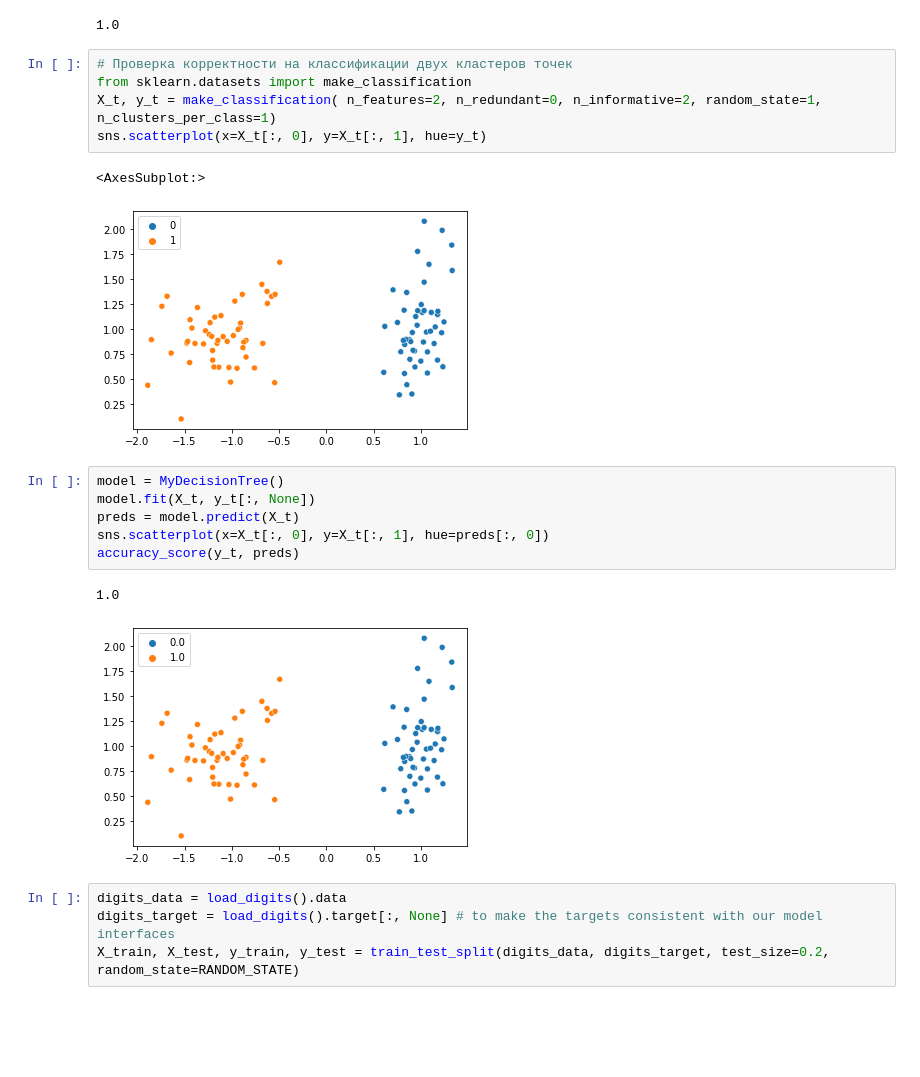
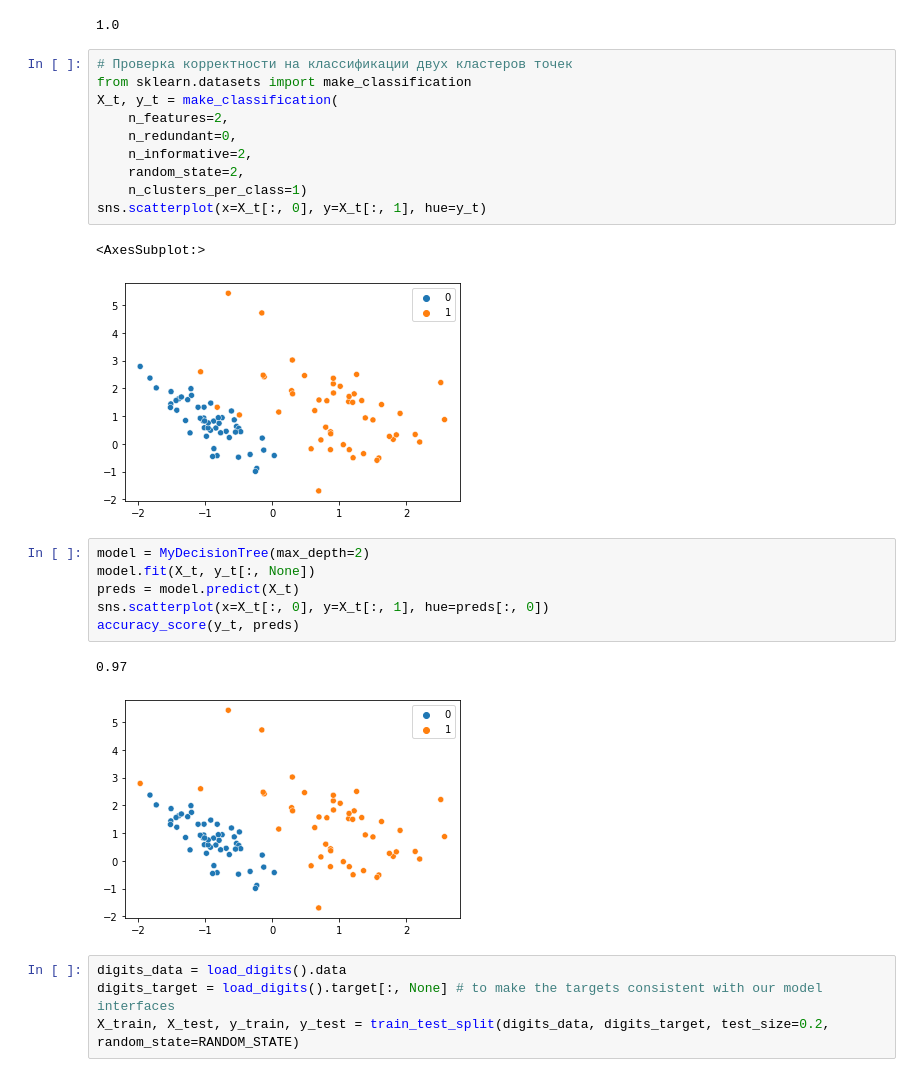
Before and after one commit to shredder67/DSS-cource, a Jupyter notebook: dectree_example.ipynb, the cells around one changed output. Saved outputs shown, nothing was run; the diff lists cells and outputs as text; blank space fills up the shorter version.

```diff
--- a/dectree_example.ipynb
+++ b/dectree_example.ipynb
@@ -33,20 +33,25 @@ accuracy_score(y_t, preds)
 # %%
 # Проверка корректности на классификации двух кластеров точек
 from sklearn.datasets import make_classification
-X_t, y_t = make_classification( n_features=2, n_redundant=0, n_informative=2, random_state=1, n_clusters_per_class=1)
+X_t, y_t = make_classification(
+    n_features=2,
+    n_redundant=0,
+    n_informative=2,
+    random_state=2,
+    n_clusters_per_class=1)
 sns.scatterplot(x=X_t[:, 0], y=X_t[:, 1], hue=y_t)
 # %% [output]
 <AxesSubplot:>
-[figure, old version]
+[figure, new version]
 # %%
-model = MyDecisionTree()
+model = MyDecisionTree(max_depth=2)
 model.fit(X_t, y_t[:, None])
 preds = model.predict(X_t)
 sns.scatterplot(x=X_t[:, 0], y=X_t[:, 1], hue=preds[:, 0])
 accuracy_score(y_t, preds)
 # %% [output]
-1.0
+0.97
-[figure, old version]
+[figure, new version]
 # %%
 digits_data = load_digits().data
 digits_target = load_digits().target[:, None] # to make the targets consistent with our model interfaces
```
Also changed, not shown: parts of 3 cells of this notebook, 1 other file.
